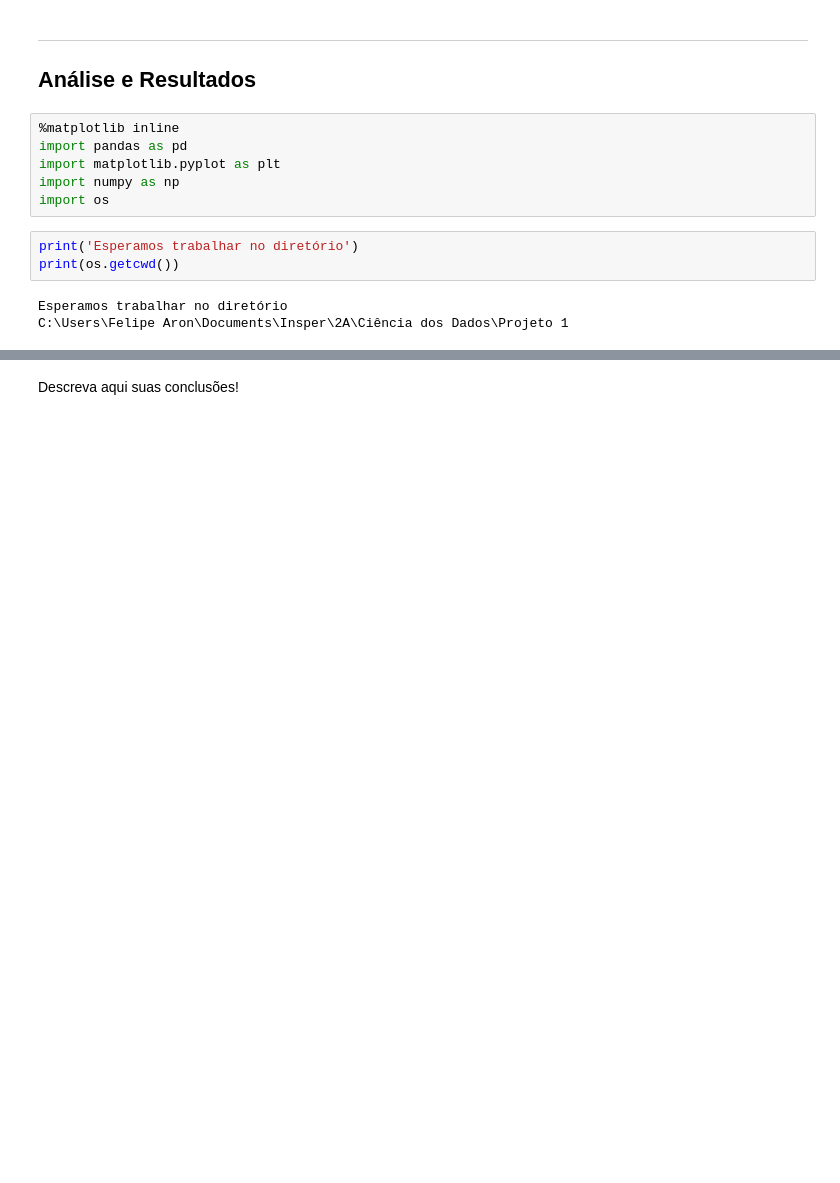
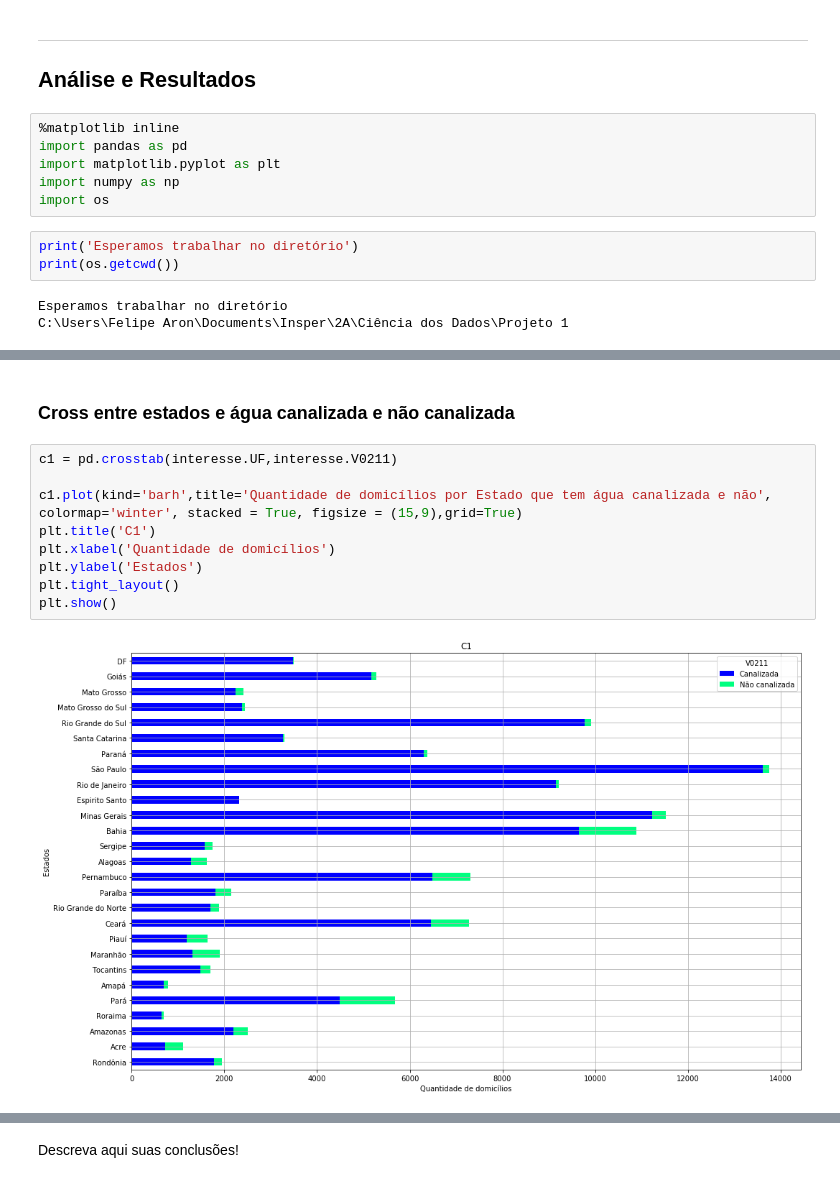
Before and after one commit to felipearas/cdaron, a Jupyter notebook: Projeto1 - Felipe Aron.ipynb, the cells around one changed output, grey strips where cells are left out. Saved outputs shown, nothing was run; the diff lists cells and outputs as text; blank space fills up the shorter version.

```diff
--- a/Projeto1 - Felipe Aron.ipynb
+++ b/Projeto1 - Felipe Aron.ipynb
@@ -86,0 +170,13 @@ ___
+# %% [markdown]
+### Cross entre estados e água canalizada e não canalizada
+# %%
+c1 = pd.crosstab(interesse.UF,interesse.V0211)
+
+c1.plot(kind='barh',title='Quantidade de domicílios por Estado que tem água canalizada e não', colormap='winter', stacked = True, figsize = (15,9),grid=True)
+plt.title('C1')
+plt.xlabel('Quantidade de domicílios')
+plt.ylabel('Estados')
+plt.tight_layout()
+plt.show()
+# %% [output]
+[figure, added]
```
Also changed, not shown: parts of 54 cells of this notebook.
